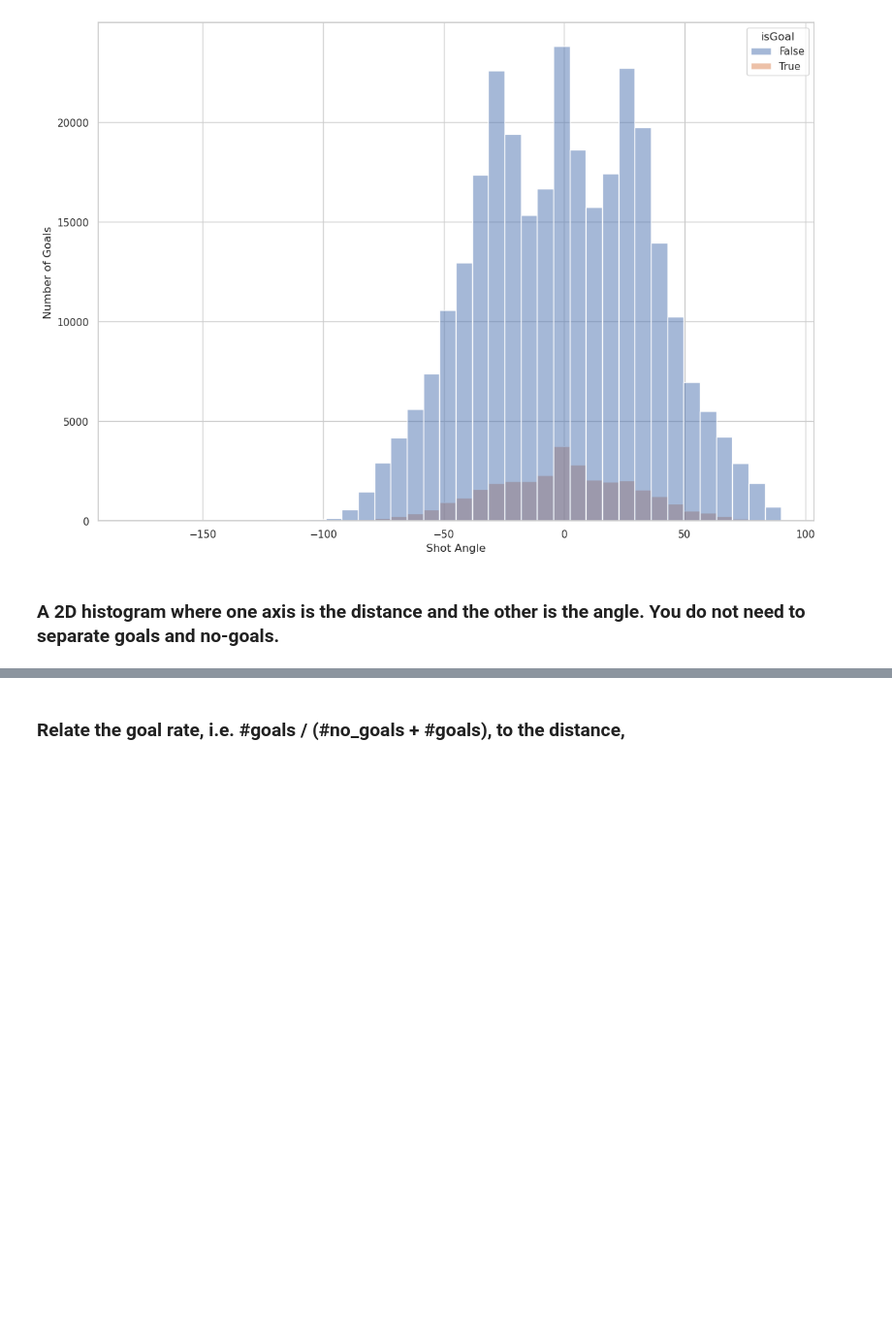
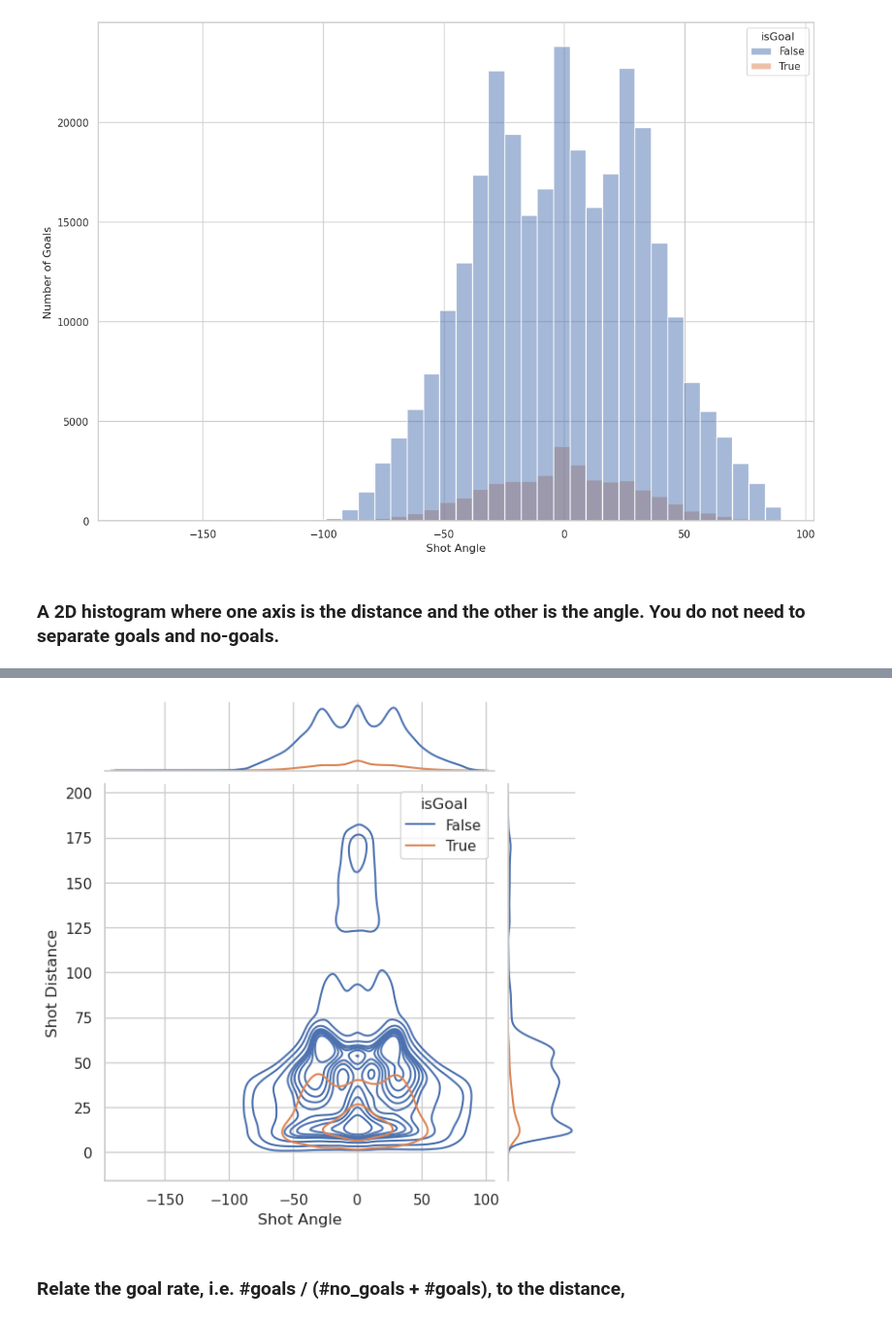
Before and after one commit to Jawing/ift6758-project-template-main, a Jupyter notebook: milestone2.ipynb, the cells around one changed output, grey strips where cells are left out. Shown at 97% size. Saved outputs shown, nothing was run; the diff lists cells and outputs as text; code cells hidden in the pictures; blank space fills up the shorter version.

```diff
--- a/milestone2.ipynb
+++ b/milestone2.ipynb
@@ -185,7 +211,11 @@ ax = sns.jointplot( data = data3, x = "angle_goal", y = "dist_goal", dropna=True
 # %%
-import seaborn as sns
+#BACK UP
 #ax = sns.histplot( data2, x = "angle_goal", hue="isGoal", bins=40)
-ax = sns.jointplot( data = data3, x = "angle_goal", y = "dist_goal", dropna=True, hue="isGoal")
+ax = sns.jointplot( data = data3, x = "angle_goal", y = "dist_goal", dropna=True, hue="isGoal", kind="kde")
+ax.set_axis_labels( xlabel='Shot Angle', ylabel='Shot Distance')
+ax.savefig("m2_q2_1_joint_ang_to_dist_kde.png")
+# %% [output]
+[figure, added]
 # %% [markdown]
 ### Relate the goal rate, i.e. #goals / (#no_goals + #goals), to the distance,
 # %%
```
Also changed, not shown: parts of 64 cells of this notebook.
